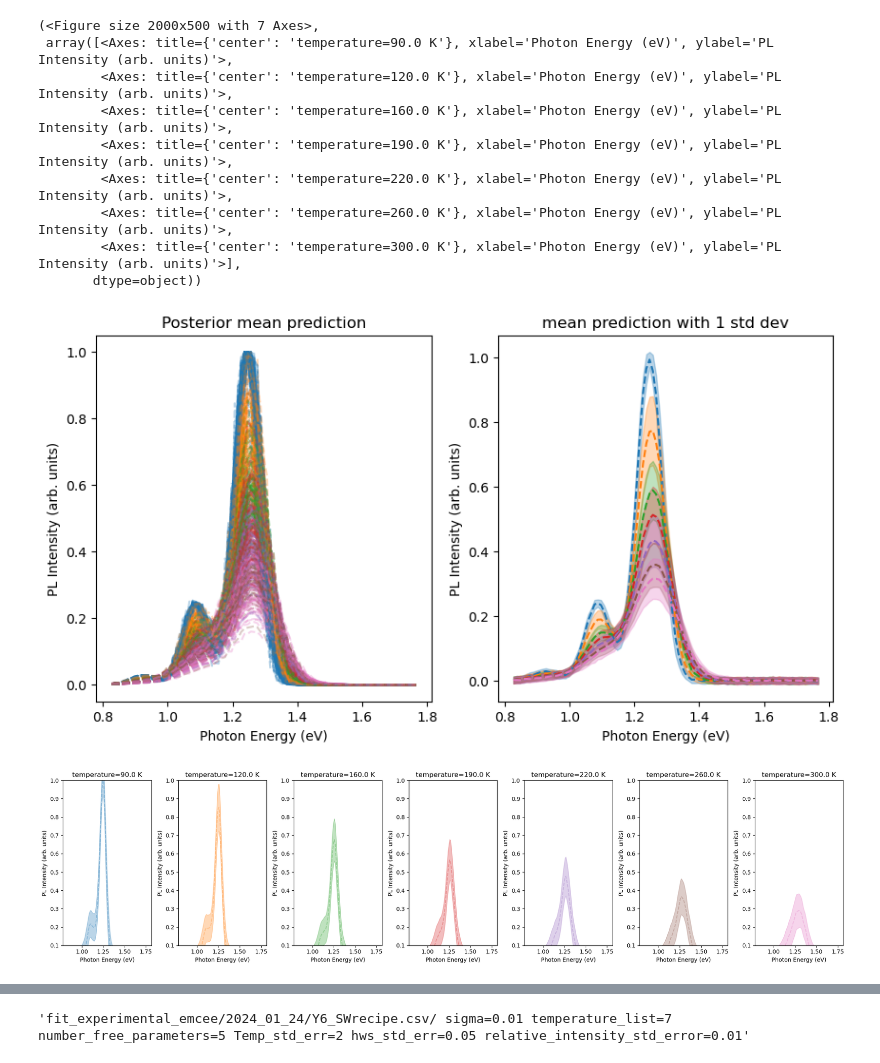
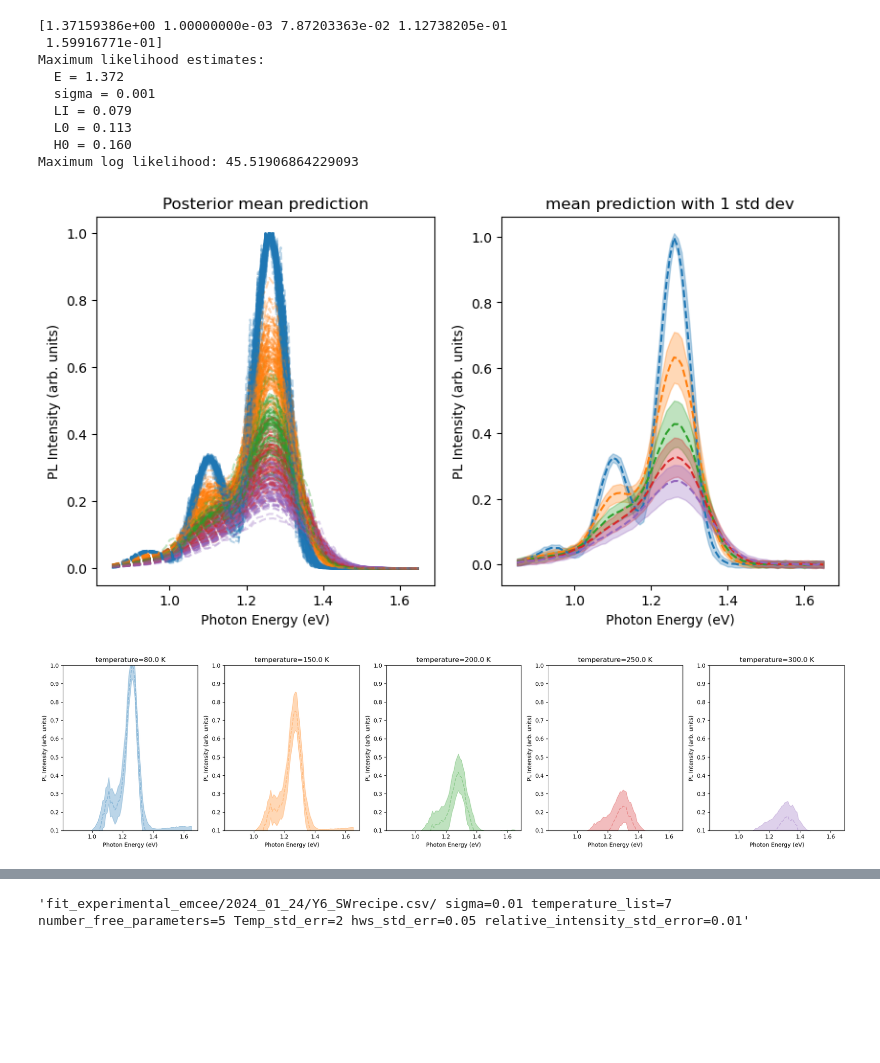
Before and after one commit to mohammedazzouzi15/pl_temp_fit, a Jupyter notebook: notebook/Trial_emcee.ipynb, the cells around one changed output, grey strips where cells are left out. Cells and saved outputs as stored; diff of their text form; code cells hidden in the pictures; blank space fills up the shorter version.

```diff
--- a/notebook/Trial_emcee.ipynb
+++ b/notebook/Trial_emcee.ipynb
@@ -12,8 +12,9 @@ os.chdir('/rds/general/user/ma11115/home/pl_temp_fit/')
 # import the data and plot them
 import importlib
 import glob
-csv_files = glob.glob('experiemental_data/*.csv')
-csv_name=csv_files[3]#3 for y6, 18 for ITIC,12 for L8BO
+csv_files = glob.glob('experiemental_data/blends/*.csv')
+print(csv_files)
+csv_name=csv_files[0]#3 for y6, 18 for ITIC,12 for L8BO
 print(csv_name)
 Exp_data, temperature_list, hws = Exp_data_utils.read_data(csv_name)
 fig,ax = Exp_data_utils.plot_PL_data(Exp_data, temperature_list, hws,title="Experimental Data")
@@ -50,6 +52,6 @@ os.makedirs(save_folder, exist_ok=True)
 import importlib
 importlib.reload(fit_Pl_exp_EMCEE)
 #get covariance matrix for the experimental data
-
-co_var_mat = fit_Pl_exp_EMCEE.plot_generated_data( temperature_list, hws, save_folder, model_config, savefig=True)
+init_params = [hws[np.argmax(Exp_data[:,0])], 0.02, 0.1, 0.1, 0.16]
+co_var_mat = fit_Pl_exp_EMCEE.plot_generated_data( temperature_list, hws, save_folder, model_config, savefig=True,true_parameters=init_params)
 # %% [output]
@@ -141,13 +71,0 @@ def log_probability(theta, data, inv_covar ,temperature_list, hws):
-# %%
-from scipy.optimize import minimize
-nll = lambda *args: -fit_Pl_exp_EMCEE.pl_loglike(*args)
-init_params = [1.37, 0.02, 0.06, 0.08, 0.16]
-soln = minimize(nll, init_params, args=(Exp_data, co_var_mat,  temperature_list, hws),bounds=((1,2),(0.001,0.03),(0.03,0.2),(0.03,0.2),(0.1,0.2)),tol=1e-3)
-print(soln.x)
-print("Maximum likelihood estimates:")
-print(f"  E = {soln.x[0]:.3f}")
-print(f"  sigma = {soln.x[1]:.3f}")
-print(f"  LI = {soln.x[2]:.3f}")
-print(f"  L0 = {soln.x[3]:.3f}")
-print(f"  H0 = {soln.x[4]:.3f}")
-print("Maximum log likelihood:", soln.fun)
@@ -163,20 +72,24 @@ Maximum log likelihood: 31.420579985339298
+# %%
+# get maximum likelihood estimate
+soln = fit_Pl_exp_EMCEE.get_maximum_likelihood_estimate(Exp_data, co_var_mat,X,save_folder,init_params=init_params)
+# %% [output]
+[1.37159386e+00 1.00000000e-03 7.87203363e-02 1.12738205e-01
+ 1.59916771e-01]
+Maximum likelihood estimates:
+  E = 1.372
+  sigma = 0.001
+  LI = 0.079
+  L0 = 0.113
+  H0 = 0.160
+Maximum log likelihood: 45.51906864229093
 # %%
 # add noise to the data and plot it now with the fitted parameters
-co_var_mat = fit_Pl_exp_EMCEE.plot_generated_data( temperature_list, hws, save_folder, model_config, savefig=True, true_parameters=soln.x)
+co_var_mat = fit_Pl_exp_EMCEE.plot_generated_data( temperature_list, hws, save_folder, model_config, savefig=False, true_parameters=soln.x)
 variance_data = co_var_mat.diagonal().reshape(hws.shape[0],-1).copy()#variance.copy()
-Exp_data_utils.plot_PL_data_with_variance(Exp_data, temperature_list, hws, variance_data, save_folder)
+fig,ax = Exp_data_utils.plot_PL_data_with_variance(Exp_data, temperature_list, hws, variance_data, save_folder)
 # %% [output]
-(<Figure size 2000x500 with 7 Axes>,
- array([<Axes: title={'center': 'temperature=90.0 K'}, xlabel='Photon Energy (eV)', ylabel='PL Intensity (arb. units)'>,
-        <Axes: title={'center': 'temperature=120.0 K'}, xlabel='Photon Energy (eV)', ylabel='PL Intensity (arb. units)'>,
-        <Axes: title={'center': 'temperature=160.0 K'}, xlabel='Photon Energy (eV)', ylabel='PL Intensity (arb. units)'>,
-        <Axes: title={'center': 'temperature=190.0 K'}, xlabel='Photon Energy (eV)', ylabel='PL Intensity (arb. units)'>,
-        <Axes: title={'center': 'temperature=220.0 K'}, xlabel='Photon Energy (eV)', ylabel='PL Intensity (arb. units)'>,
-        <Axes: title={'center': 'temperature=260.0 K'}, xlabel='Photon Energy (eV)', ylabel='PL Intensity (arb. units)'>,
-        <Axes: title={'center': 'temperature=300.0 K'}, xlabel='Photon Energy (eV)', ylabel='PL Intensity (arb. units)'>],
-       dtype=object))
-[figure, old version]
+[figure, new version]
-[figure, old version]
+[figure, new version]
 # %%
 import importlib
 importlib.reload(fit_Pl_exp_EMCEE)
```
Also changed, not shown: parts of 23 cells of this notebook, 3 other files.
